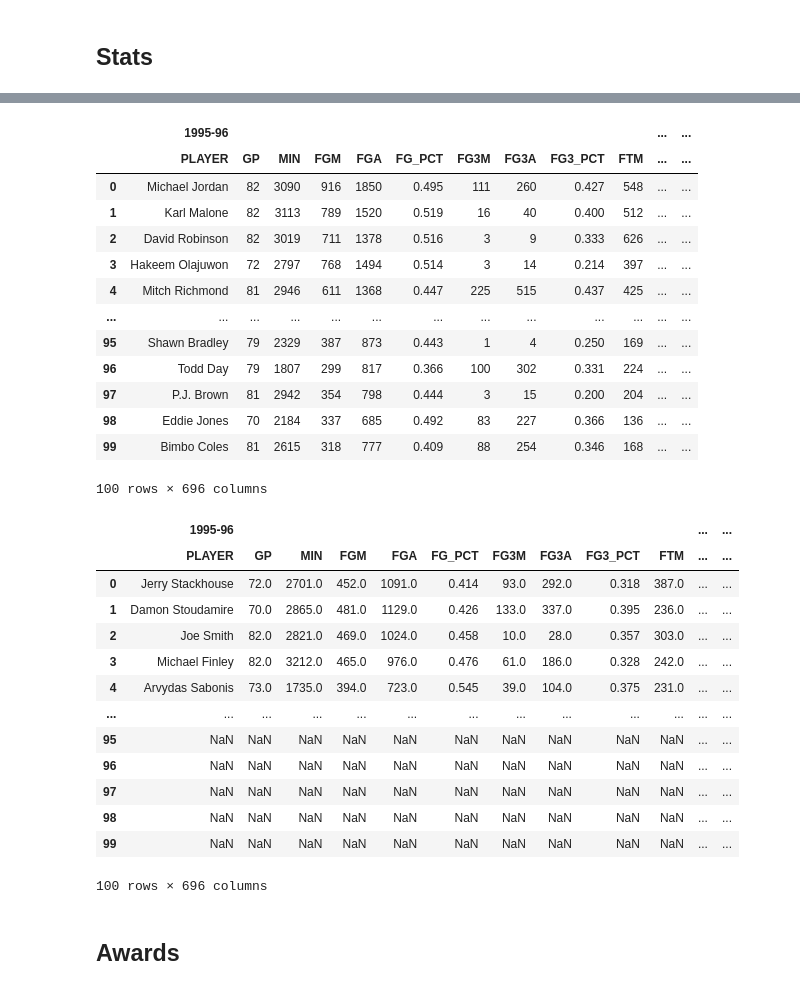
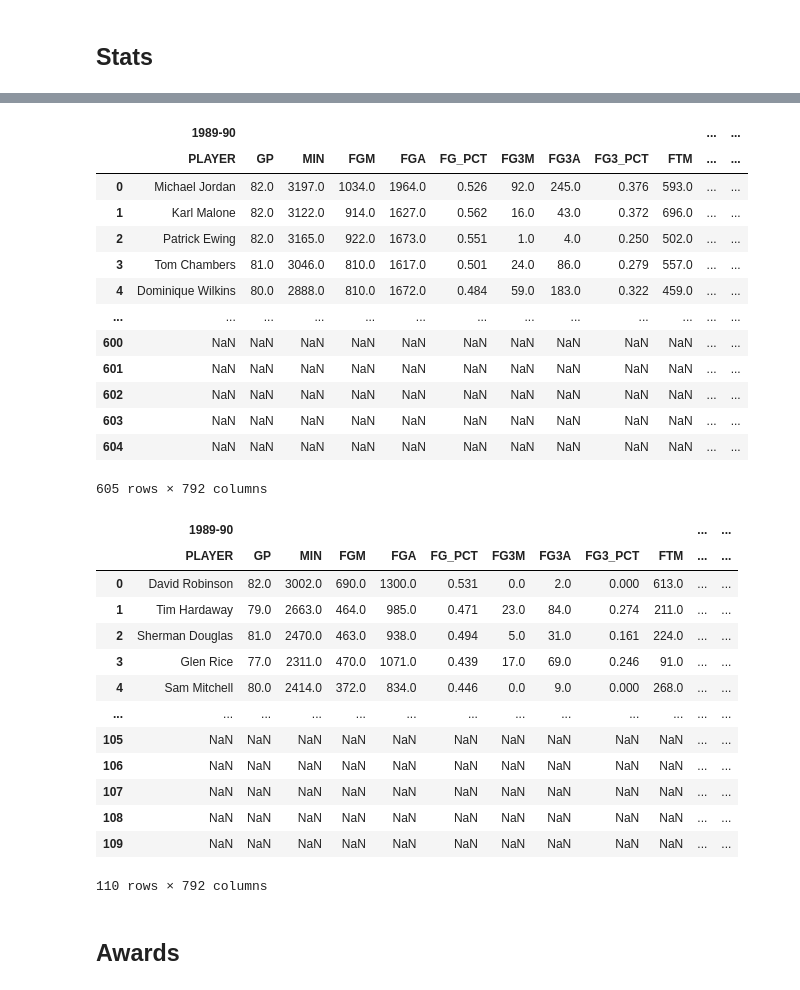
Before and after one commit to KozAAAAA/nba_predictions, a Jupyter notebook: nba_predictions.ipynb, the cells around one changed output, grey strips where cells are left out. Drawn from its saved outputs; the diff is of its cells as text; code cells hidden in the pictures.

```diff
--- a/nba_predictions.ipynb
+++ b/nba_predictions.ipynb
@@ -33,11 +34,15 @@ COLUMNS = [
     "AST_TOV",
     "STL_TOV",
 ]
-SEASONS_FROM = 1995
+SEASONS_FROM = 1989
 SEASONS_TO = 2023
-SEASONS = [f"{season}-{(season+1)%100:02d}" for season in range(SEASONS_FROM, SEASONS_TO+1)]
+DROP = [1995, 2001]  # More winners than usual in rookies
 
-N_BEST_PLAYERS = 100
+SEASONS = [
+    f"{season}-{(season+1)%100:02d}"
+    for season in range(SEASONS_FROM, SEASONS_TO + 1)
+    if season not in DROP
+]
 # %%
 print(f"Seasons: {SEASONS}")
 # %% [output]
@@ -51,7 +56,6 @@ def get_players_stats(seasons, rookies_only=False):
         player_stats = leagueleaders.LeagueLeaders(
             season=season, scope=scope
         ).get_data_frames()[0][COLUMNS]
-        player_stats = player_stats.head(N_BEST_PLAYERS)
         player_stats.columns = pd.MultiIndex.from_product(
             [[season], player_stats.columns]
         )
@@ -60,39 +64,41 @@ def get_players_stats(seasons, rookies_only=False):
     return seasons_stats
 # %%
 stats_all_nba_df = get_players_stats(seasons=SEASONS)
+stats_all_nba_df.to_csv("stats_all_nba.csv")
 stats_all_nba_df
 # %% [output]
-|  | 1995-96 |  |  |  |  |  |  |  |  |  | ... | ... |
+|  | 1989-90 |  |  |  |  |  |  |  |  |  | ... | ... |
 |  | PLAYER | GP | MIN | FGM | FGA | FG_PCT | FG3M | FG3A | FG3_PCT | FTM | ... | ... |
-| 0 | Michael Jordan | 82 | 3090 | 916 | 1850 | 0.495 | 111 | 260 | 0.427 | 548 | ... | ... |
-| 1 | Karl Malone | 82 | 3113 | 789 | 1520 | 0.519 | 16 | 40 | 0.400 | 512 | ... | ... |
-| 2 | David Robinson | 82 | 3019 | 711 | 1378 | 0.516 | 3 | 9 | 0.333 | 626 | ... | ... |
-| 3 | Hakeem Olajuwon | 72 | 2797 | 768 | 1494 | 0.514 | 3 | 14 | 0.214 | 397 | ... | ... |
-| 4 | Mitch Richmond | 81 | 2946 | 611 | 1368 | 0.447 | 225 | 515 | 0.437 | 425 | ... | ... |
+| 0 | Michael Jordan | 82.0 | 3197.0 | 1034.0 | 1964.0 | 0.526 | 92.0 | 245.0 | 0.376 | 593.0 | ... | ... |
+| 1 | Karl Malone | 82.0 | 3122.0 | 914.0 | 1627.0 | 0.562 | 16.0 | 43.0 | 0.372 | 696.0 | ... | ... |
+| 2 | Patrick Ewing | 82.0 | 3165.0 | 922.0 | 1673.0 | 0.551 | 1.0 | 4.0 | 0.250 | 502.0 | ... | ... |
+| 3 | Tom Chambers | 81.0 | 3046.0 | 810.0 | 1617.0 | 0.501 | 24.0 | 86.0 | 0.279 | 557.0 | ... | ... |
+| 4 | Dominique Wilkins | 80.0 | 2888.0 | 810.0 | 1672.0 | 0.484 | 59.0 | 183.0 | 0.322 | 459.0 | ... | ... |
 | ... | ... | ... | ... | ... | ... | ... | ... | ... | ... | ... | ... | ... |
-| 95 | Shawn Bradley | 79 | 2329 | 387 | 873 | 0.443 | 1 | 4 | 0.250 | 169 | ... | ... |
-| 96 | Todd Day | 79 | 1807 | 299 | 817 | 0.366 | 100 | 302 | 0.331 | 224 | ... | ... |
-| 97 | P.J. Brown | 81 | 2942 | 354 | 798 | 0.444 | 3 | 15 | 0.200 | 204 | ... | ... |
-| 98 | Eddie Jones | 70 | 2184 | 337 | 685 | 0.492 | 83 | 227 | 0.366 | 136 | ... | ... |
-| 99 | Bimbo Coles | 81 | 2615 | 318 | 777 | 0.409 | 88 | 254 | 0.346 | 168 | ... | ... |
+| 600 | NaN | NaN | NaN | NaN | NaN | NaN | NaN | NaN | NaN | NaN | ... | ... |
+| 601 | NaN | NaN | NaN | NaN | NaN | NaN | NaN | NaN | NaN | NaN | ... | ... |
+| 602 | NaN | NaN | NaN | NaN | NaN | NaN | NaN | NaN | NaN | NaN | ... | ... |
+| 603 | NaN | NaN | NaN | NaN | NaN | NaN | NaN | NaN | NaN | NaN | ... | ... |
+| 604 | NaN | NaN | NaN | NaN | NaN | NaN | NaN | NaN | NaN | NaN | ... | ... |
-100 rows × 696 columns
+605 rows × 792 columns
 # %%
 stats_all_rookie_df = get_players_stats(seasons=SEASONS, rookies_only=True)
+stats_all_rookie_df.to_csv("stats_all_rookie.csv")
 stats_all_rookie_df
 # %% [output]
-|  | 1995-96 |  |  |  |  |  |  |  |  |  | ... | ... |
+|  | 1989-90 |  |  |  |  |  |  |  |  |  | ... | ... |
 |  | PLAYER | GP | MIN | FGM | FGA | FG_PCT | FG3M | FG3A | FG3_PCT | FTM | ... | ... |
-| 0 | Jerry Stackhouse | 72.0 | 2701.0 | 452.0 | 1091.0 | 0.414 | 93.0 | 292.0 | 0.318 | 387.0 | ... | ... |
-| 1 | Damon Stoudamire | 70.0 | 2865.0 | 481.0 | 1129.0 | 0.426 | 133.0 | 337.0 | 0.395 | 236.0 | ... | ... |
-| 2 | Joe Smith | 82.0 | 2821.0 | 469.0 | 1024.0 | 0.458 | 10.0 | 28.0 | 0.357 | 303.0 | ... | ... |
-| 3 | Michael Finley | 82.0 | 3212.0 | 465.0 | 976.0 | 0.476 | 61.0 | 186.0 | 0.328 | 242.0 | ... | ... |
-| 4 | Arvydas Sabonis | 73.0 | 1735.0 | 394.0 | 723.0 | 0.545 | 39.0 | 104.0 | 0.375 | 231.0 | ... | ... |
+| 0 | David Robinson | 82.0 | 3002.0 | 690.0 | 1300.0 | 0.531 | 0.0 | 2.0 | 0.000 | 613.0 | ... | ... |
+| 1 | Tim Hardaway | 79.0 | 2663.0 | 464.0 | 985.0 | 0.471 | 23.0 | 84.0 | 0.274 | 211.0 | ... | ... |
+| 2 | Sherman Douglas | 81.0 | 2470.0 | 463.0 | 938.0 | 0.494 | 5.0 | 31.0 | 0.161 | 224.0 | ... | ... |
+| 3 | Glen Rice | 77.0 | 2311.0 | 470.0 | 1071.0 | 0.439 | 17.0 | 69.0 | 0.246 | 91.0 | ... | ... |
+| 4 | Sam Mitchell | 80.0 | 2414.0 | 372.0 | 834.0 | 0.446 | 0.0 | 9.0 | 0.000 | 268.0 | ... | ... |
 | ... | ... | ... | ... | ... | ... | ... | ... | ... | ... | ... | ... | ... |
-| 95 | NaN | NaN | NaN | NaN | NaN | NaN | NaN | NaN | NaN | NaN | ... | ... |
-| 96 | NaN | NaN | NaN | NaN | NaN | NaN | NaN | NaN | NaN | NaN | ... | ... |
-| 97 | NaN | NaN | NaN | NaN | NaN | NaN | NaN | NaN | NaN | NaN | ... | ... |
-| 98 | NaN | NaN | NaN | NaN | NaN | NaN | NaN | NaN | NaN | NaN | ... | ... |
-| 99 | NaN | NaN | NaN | NaN | NaN | NaN | NaN | NaN | NaN | NaN | ... | ... |
+| 105 | NaN | NaN | NaN | NaN | NaN | NaN | NaN | NaN | NaN | NaN | ... | ... |
+| 106 | NaN | NaN | NaN | NaN | NaN | NaN | NaN | NaN | NaN | NaN | ... | ... |
+| 107 | NaN | NaN | NaN | NaN | NaN | NaN | NaN | NaN | NaN | NaN | ... | ... |
+| 108 | NaN | NaN | NaN | NaN | NaN | NaN | NaN | NaN | NaN | NaN | ... | ... |
+| 109 | NaN | NaN | NaN | NaN | NaN | NaN | NaN | NaN | NaN | NaN | ... | ... |
-100 rows × 696 columns
+110 rows × 792 columns
 # %% [markdown]
 ## Awards
```
Also changed, not shown: parts of 13 cells of this notebook, 7 other files.
